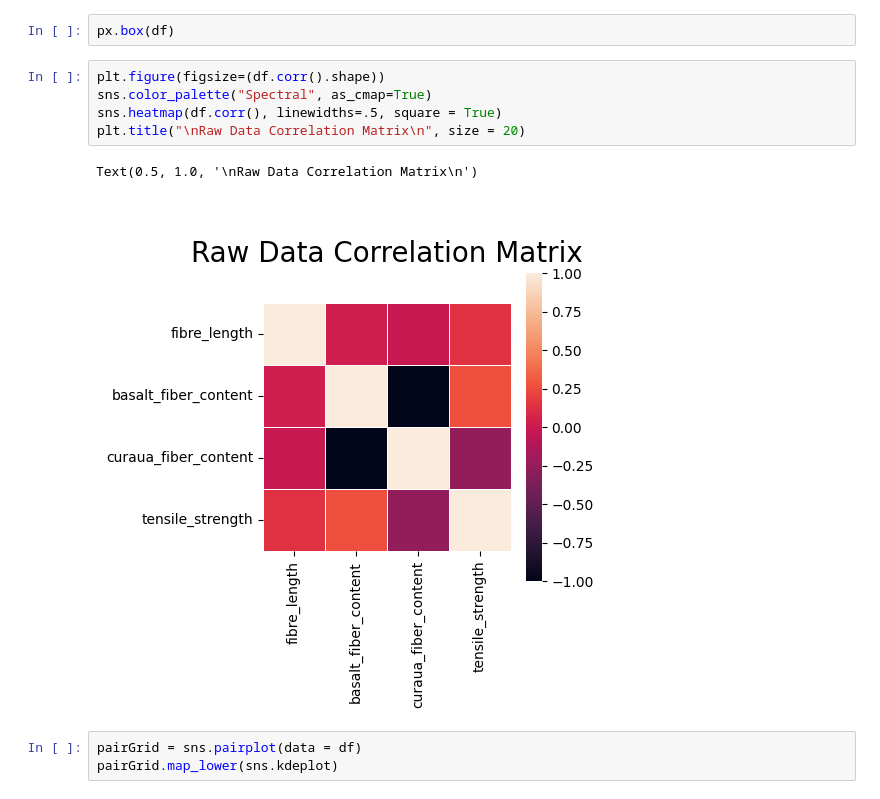
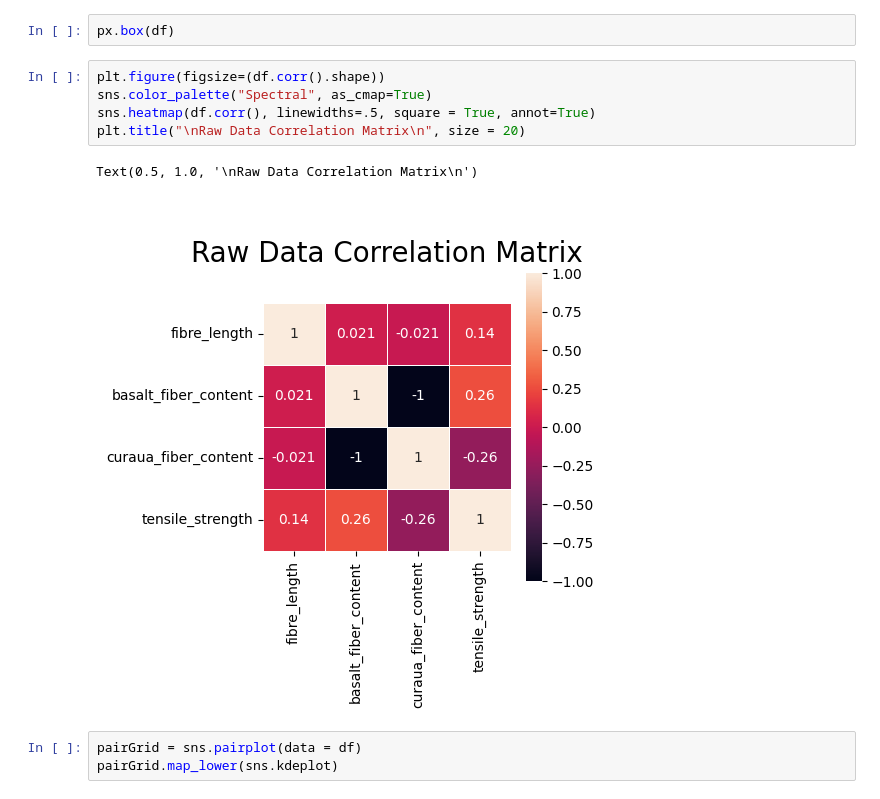
Before and after one commit to Sid-047/paperStuff, a Jupyter notebook: basaltCuraua-Composite/modelTraining.ipynb, the cells around one changed output. Cells and saved outputs as stored; diff of their text form.

```diff
--- a/basaltCuraua-Composite/modelTraining.ipynb
+++ b/basaltCuraua-Composite/modelTraining.ipynb
@@ -72,11 +71,11 @@ px.box(df)
 # %%
 plt.figure(figsize=(df.corr().shape))
 sns.color_palette("Spectral", as_cmap=True)
-sns.heatmap(df.corr(), linewidths=.5, square = True)
+sns.heatmap(df.corr(), linewidths=.5, square = True, annot=True)
 plt.title("\nRaw Data Correlation Matrix\n", size = 20)
 # %% [output]
 Text(0.5, 1.0, '\nRaw Data Correlation Matrix\n')
-[figure, old version]
+[figure, new version]
 # %%
 pairGrid = sns.pairplot(data = df)
 pairGrid.map_lower(sns.kdeplot)
```
Also changed, not shown: parts of 13 cells of this notebook.
